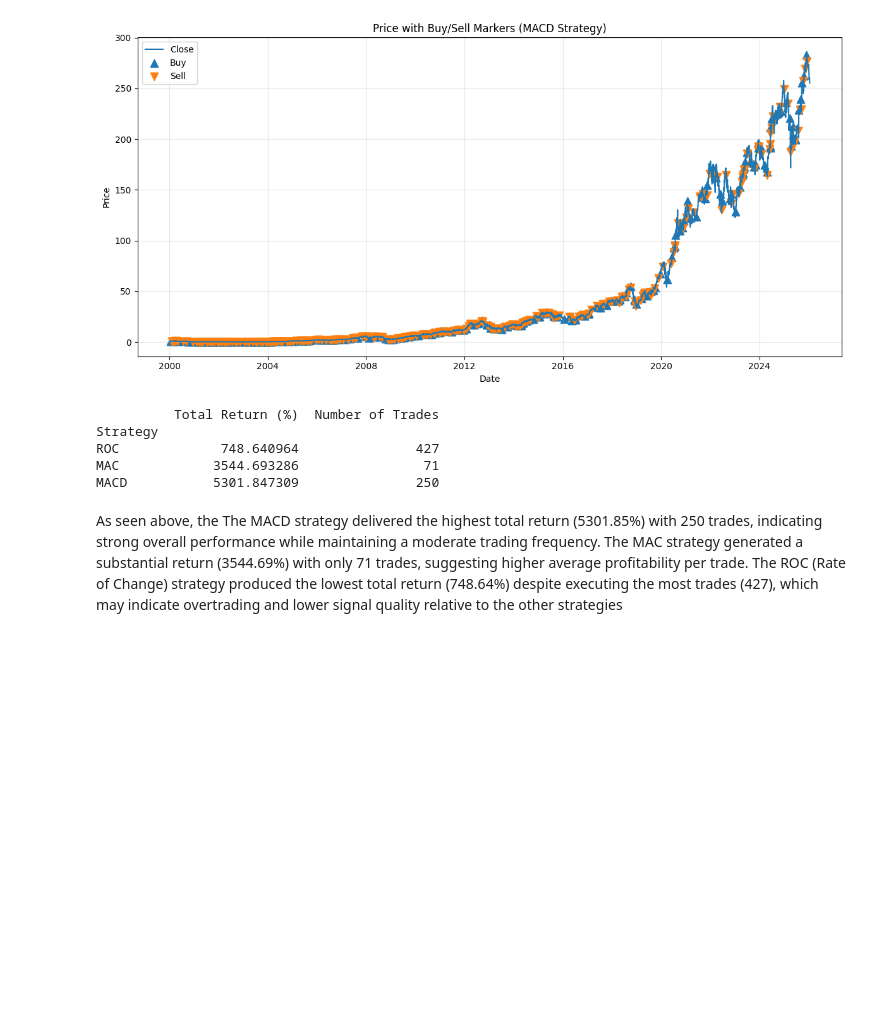
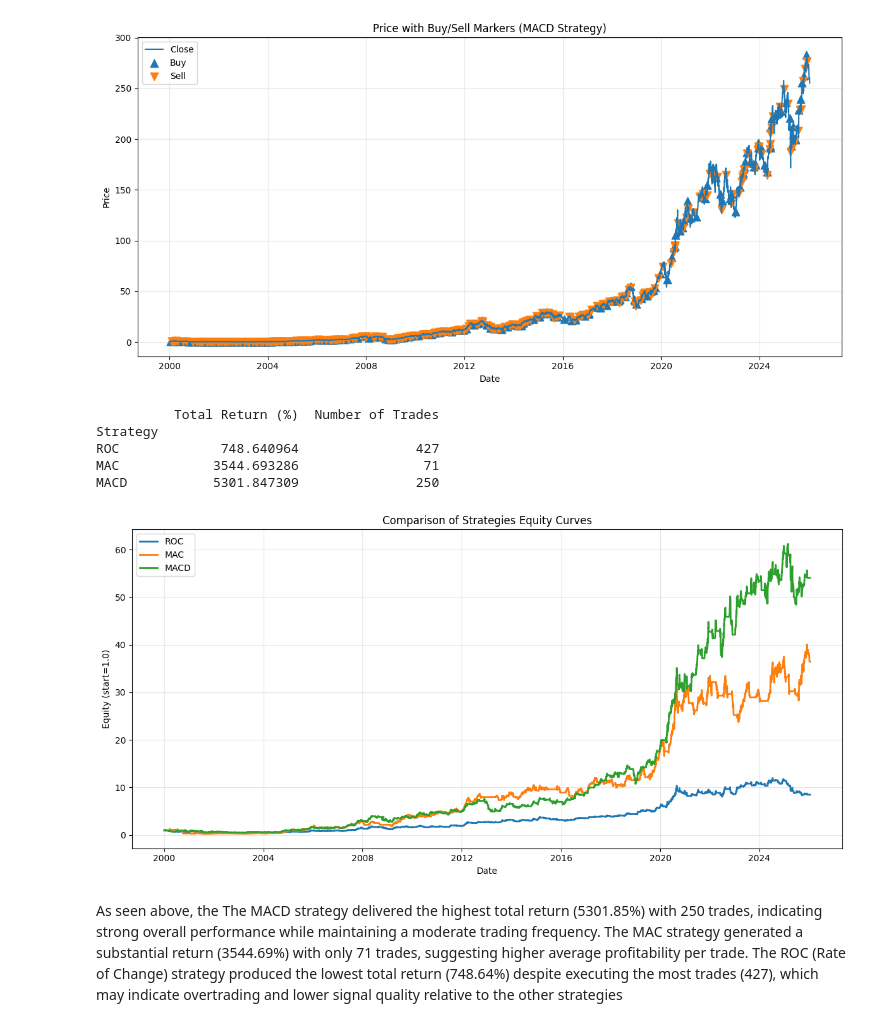
Before and after one commit to taliashapiro05/Momentum_assignment-1-, a Jupyter notebook: Momentum_assignment.ipynb, the cells around one changed output. Cells and saved outputs as stored; diff of their text form; code cells hidden in the pictures; blank space fills up the shorter version.

Commit message:
added a comparison graph

```diff
--- a/Momentum_assignment.ipynb
+++ b/Momentum_assignment.ipynb
@@ -603,16 +603,29 @@ Number of trades: 250
 # %%
 #comparison of all strategies
 
 comparison = pd.DataFrame({"Strategy": ["ROC", "MAC", "MACD"],
                           "Total Return (%)": [roc_total_return*100, mac_total_return*100, macd_total_return*100], "Number of Trades": [roc_num_trades, mac_num_trades, macd_num_trades]})
 comparison = comparison.set_index("Strategy")
 print(comparison)
+
+plt.figure(figsize=(12, 6))
+plt.plot(ROC_backtest["Date"], ROC_backtest["equity"], linewidth=2)
+plt.plot(MAC_strategy["Date"], MAC_strategy["equity"], linewidth=2)
+plt.plot(MACD_strategy["Date"], MACD_strategy["equity"], linewidth=2)
+plt.title("Comparison of Strategies Equity Curves")
+plt.xlabel("Date")
+plt.ylabel("Equity (start=1.0)")
+plt.legend(["ROC", "MAC", "MACD"])
+plt.grid(True, alpha=0.3)
+plt.tight_layout()
+plt.show()
 # %% [output]
           Total Return (%)  Number of Trades
 Strategy
 ROC             748.640964               427
 MAC            3544.693286                71
 MACD           5301.847309               250
+[figure, added]
 # %% [markdown]
 As seen above, the The MACD strategy delivered the highest total return (5301.85%) with 250 trades, indicating strong overall performance while maintaining a moderate trading frequency. The MAC strategy generated a substantial return (3544.69%) with only 71 trades, suggesting higher average profitability per trade. The ROC (Rate of Change) strategy produced the lowest total return (748.64%) despite executing the most trades (427), which may indicate overtrading and lower signal quality relative to the other strategies
 # %% [markdown]
```
